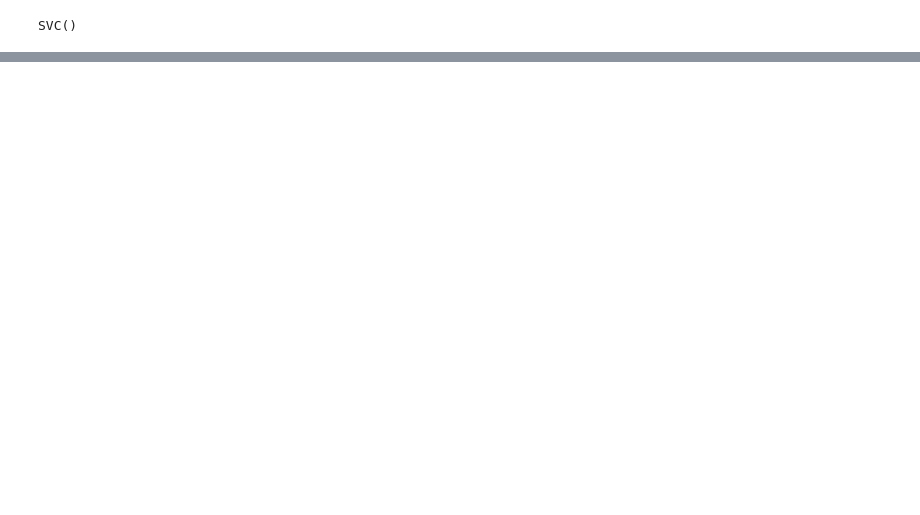
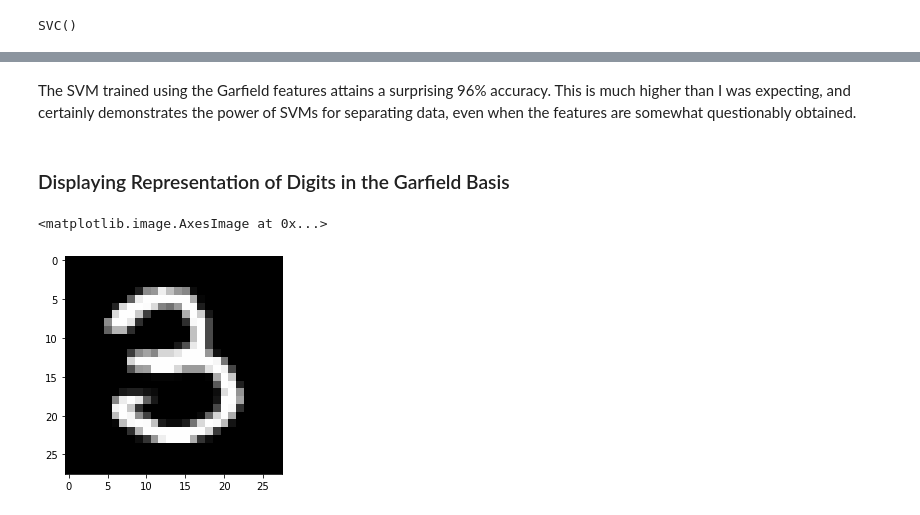
Before and after one commit to khojonat/CMSE202_Tech_1, a Jupyter notebook: GarfieldClassifier.ipynb, the cells around one changed output, grey strips where cells are left out. Drawn from its saved outputs; the diff is of its cells as text; code cells hidden in the pictures; blank space fills up the shorter version.

```diff
--- a/GarfieldClassifier.ipynb
+++ b/GarfieldClassifier.ipynb
@@ -104,0 +118,10 @@ plt.imshow(x_test[1].reshape(28,28), cmap='gray')
+# %% [markdown]
+The SVM trained using the Garfield features attains a surprising 96% accuracy. This is much higher than I was expecting, and certainly demonstrates the power of SVMs for separating data, even when the features are somewhat questionably obtained.
+# %% [markdown]
+### Displaying Representation of Digits in the Garfield Basis
+# %%
+# Image from the testing set
+plt.imshow(x_test[0].reshape(28,28), cmap='gray')
+# %% [output]
+<matplotlib.image.AxesImage at 0x...>
+[figure, added]
```
Also changed, not shown: parts of 40 cells of this notebook.
